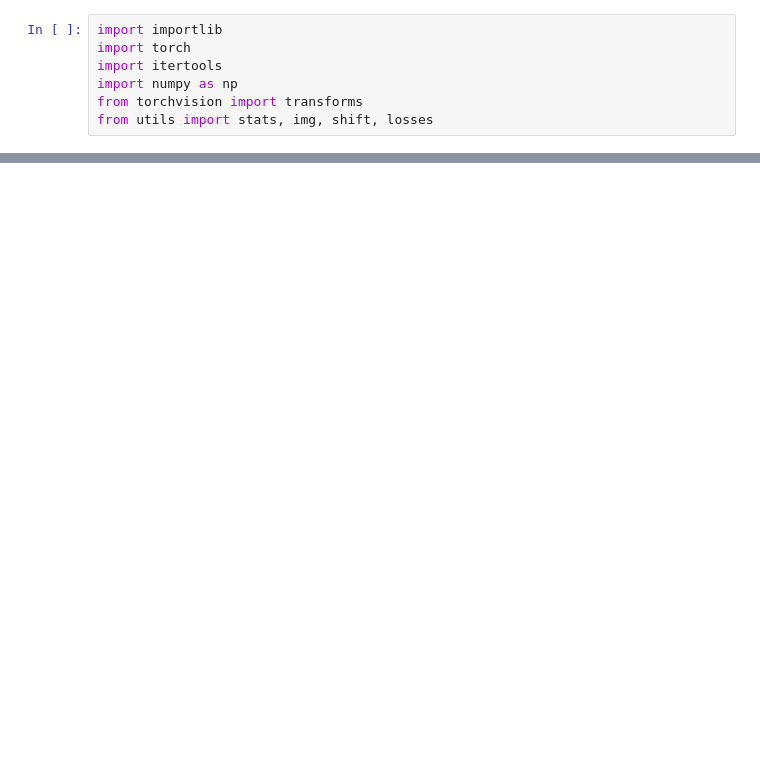
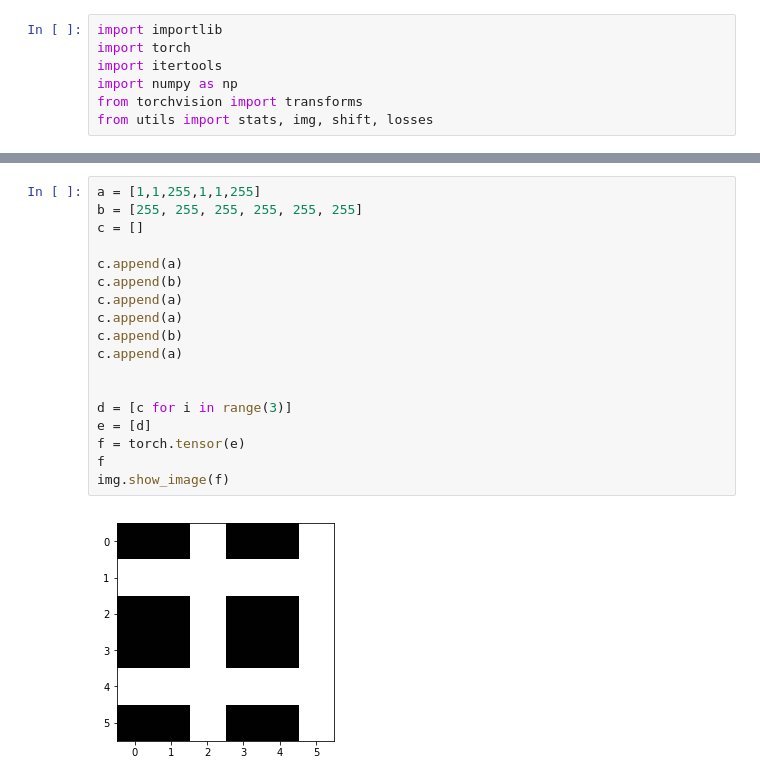
Before and after one commit to Lewington-pitsos/neural_synthesis, a Jupyter notebook: pad.ipynb, the cells around one changed output, grey strips where cells are left out. Cells and saved outputs as stored; diff of their text form; blank space fills up the shorter version.

```diff
--- a/pad.ipynb
+++ b/pad.ipynb
@@ -29,0 +30,20 @@ tensor(176.5714, device='cuda:0', grad_fn=<AddBackward>)
+# %%
+a = [1,1,255,1,1,255]
+b = [255, 255, 255, 255, 255, 255]
+c = []
+
+c.append(a)
+c.append(b)
+c.append(a)
+c.append(a)
+c.append(b)
+c.append(a)
+
+
+d = [c for i in range(3)]
+e = [d]
+f = torch.tensor(e)
+f
+img.show_image(f)
+# %% [output]
+[figure, added]
```
Also changed, not shown: parts of 5 cells of this notebook, 3 other files.
